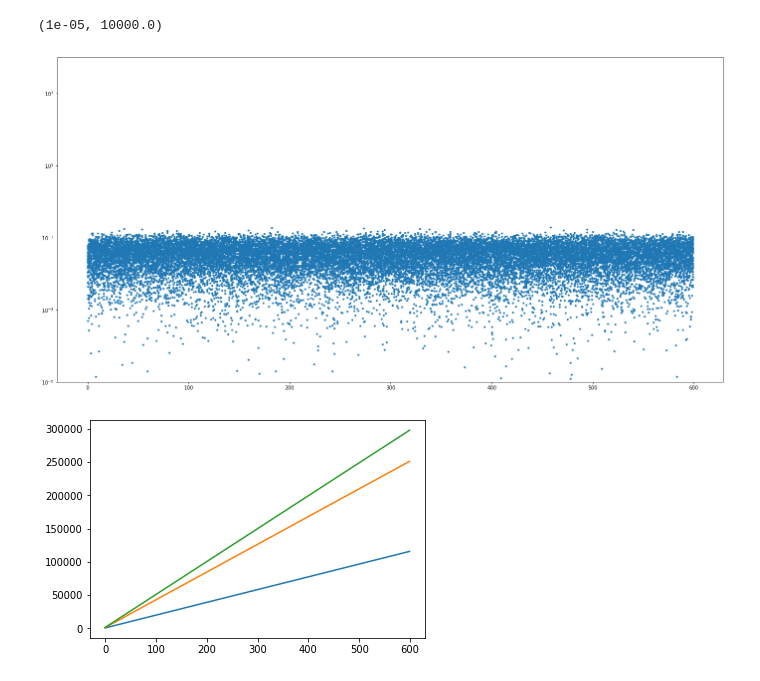
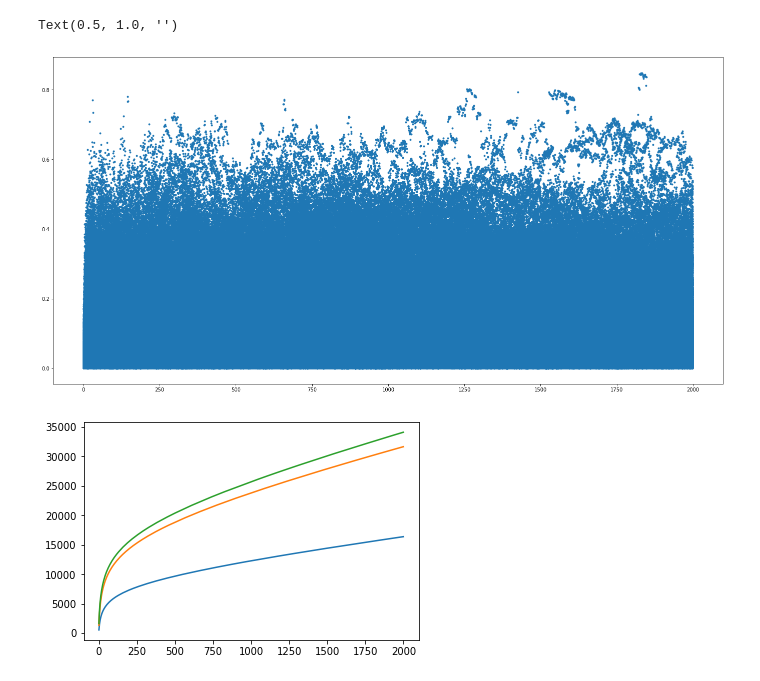
Before and after one commit to jstawik/WUST-DNA-Akkaless, a Jupyter notebook: src/main/resources/Reporting_workbook.ipynb, the cells around one changed output. Cells and saved outputs as stored; diff of their text form; code cells hidden in the pictures.

```diff
--- a/src/main/resources/Reporting_workbook.ipynb
+++ b/src/main/resources/Reporting_workbook.ipynb
@@ -3,7 +3,7 @@ import json
 import matplotlib.pyplot as plt
 import os
 # %%
-path = "AH.json"
+path = "JL_2000.json"
 
 #with open("../output/20-20-50-240-600-1600037332558.json") as file:
 #    data = json.load(file)
@@ -35,16 +35,21 @@ for i in range(lim):
     for j in range(len(data[i])):
         tmp = data[i][j]
         x.append(j)
-        y.append(abs(tmp['Result'] - tmp['Actual']))
+        #y.append(abs(tmp['RealHistogramMean'] - tmp['Result'])/(tmp['Max'] - tmp['Min']))
+        y.append(abs(1 - tmp['Result']/tmp['Actual']))
+
+
+#def CGd(x): return abs(x['RealHistogramMean'] - x['Result'])/(x['Max'] - x['Min'])
+#def NHd(x): return abs(1 - x['Result']/x['Actual'])
 # %%
 plt.figure(figsize=(24,12))
 plt.scatter(x, y, marker='.')
-plt.yscale('log')
+#plt.yscale('log')
 plt.title("")
-plt.ylim(10E-6,10E3)
+#plt.ylim(10E-6,10E3)
 # %% [output]
-(1e-05, 10000.0)
+Text(0.5, 1.0, '')
-[figure, old version]
+[figure, new version]
 # %%
 def stepAvg(step, label):
     try:
@@ -57,4 +62,4 @@ plt.plot(seriesAvg('EnergyMin'))
 plt.plot(seriesAvg('EnergyMean'))
 plt.plot(seriesAvg('EnergyMax'));
 # %% [output]
-[figure, old version]
+[figure, new version]
```
Also changed, not shown: parts of 7 cells of this notebook, 4 other files.
